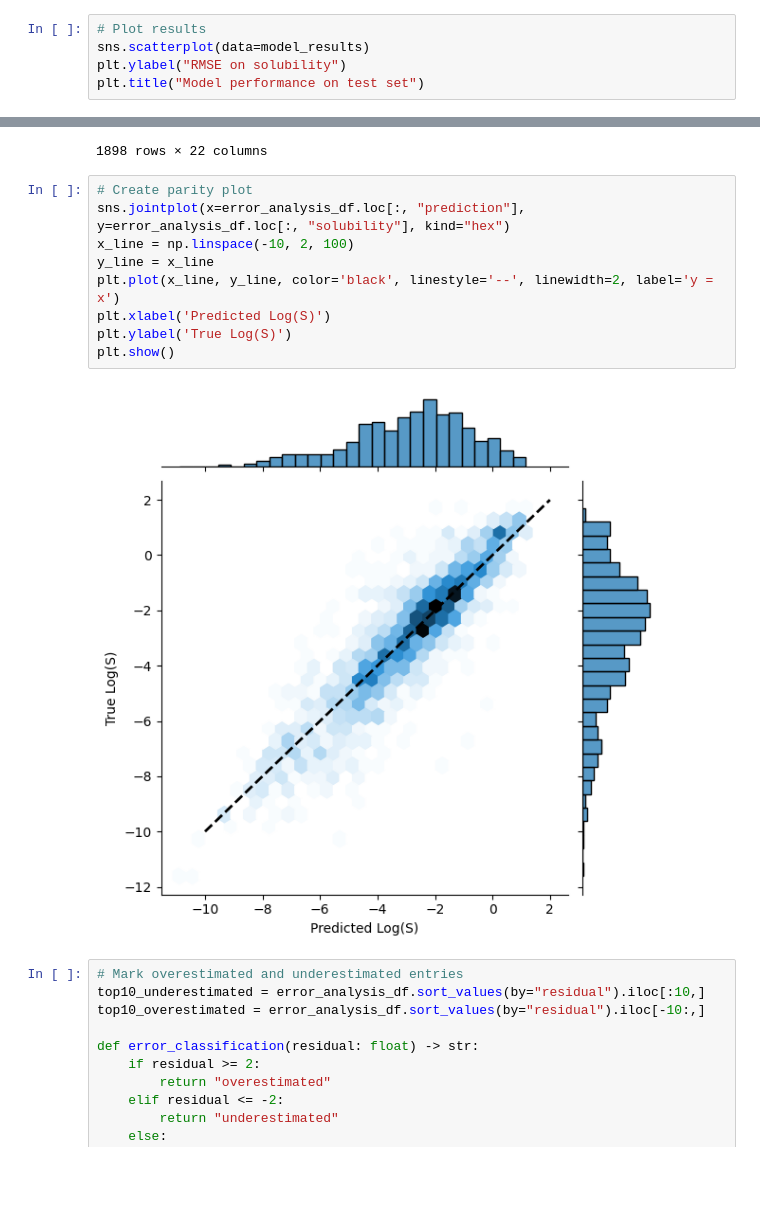
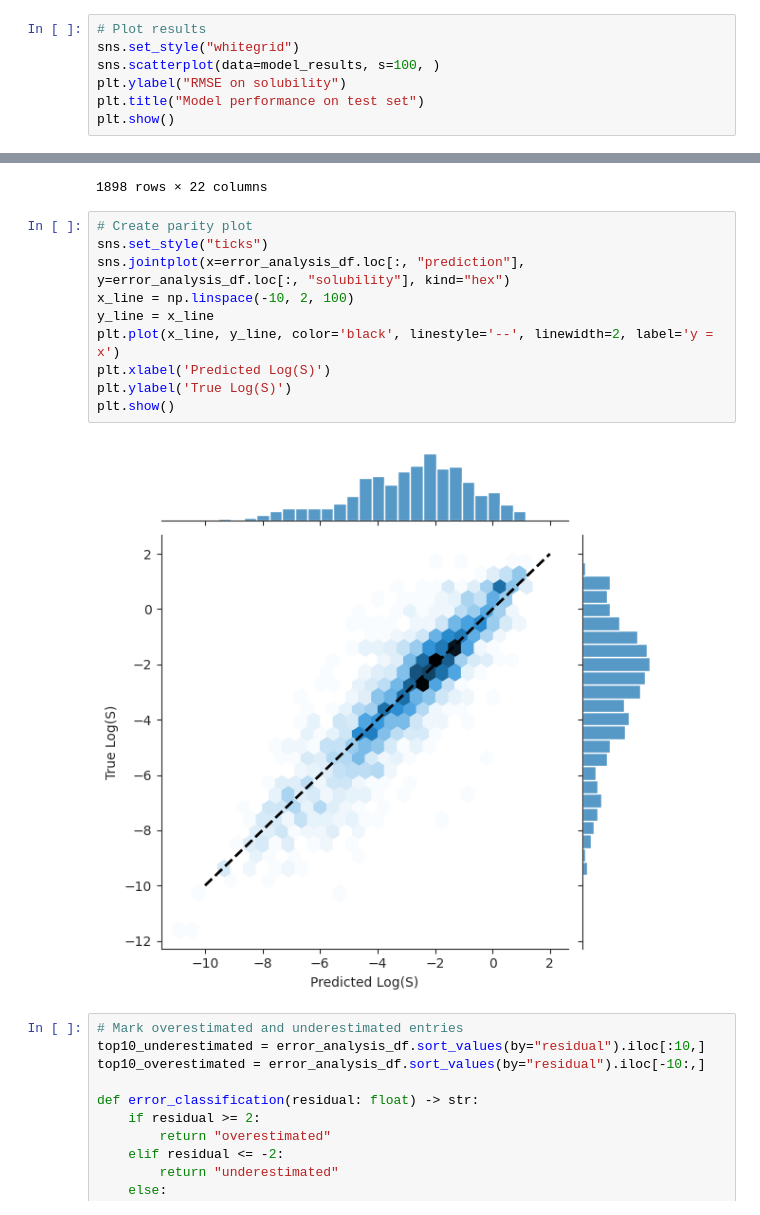
Before and after one commit to ManuelGehl/molecule_solubility, a Jupyter notebook: scripts/Model_building.ipynb, the cells around one changed output, grey strips where cells are left out. Drawn from its saved outputs; the diff is of its cells as text; blank space fills up the shorter version.

```diff
--- a/scripts/Model_building.ipynb
+++ b/scripts/Model_building.ipynb
@@ -430,7 +430,9 @@ Voting: 1.01
 Stacking: 1.01
 # %%
 # Plot results
-sns.scatterplot(data=model_results)
+sns.set_style("whitegrid")
+sns.scatterplot(data=model_results, s=100, )
 plt.ylabel("RMSE on solubility")
 plt.title("Model performance on test set")
+plt.show()
 # %% [output]
@@ -472,15 +473,16 @@ error_analysis_df
 1898 rows × 22 columns
 # %%
 # Create parity plot
+sns.set_style("ticks")
 sns.jointplot(x=error_analysis_df.loc[:, "prediction"], y=error_analysis_df.loc[:, "solubility"], kind="hex")
 x_line = np.linspace(-10, 2, 100)
 y_line = x_line
 plt.plot(x_line, y_line, color='black', linestyle='--', linewidth=2, label='y = x')
 plt.xlabel('Predicted Log(S)')
 plt.ylabel('True Log(S)')
 plt.show()
 # %% [output]
-[figure, old version]
+[figure, new version]
 # %%
 # Mark overestimated and underestimated entries
 top10_underestimated = error_analysis_df.sort_values(by="residual").iloc[:10,]
```
Also changed, not shown: parts of 4 cells of this notebook.
